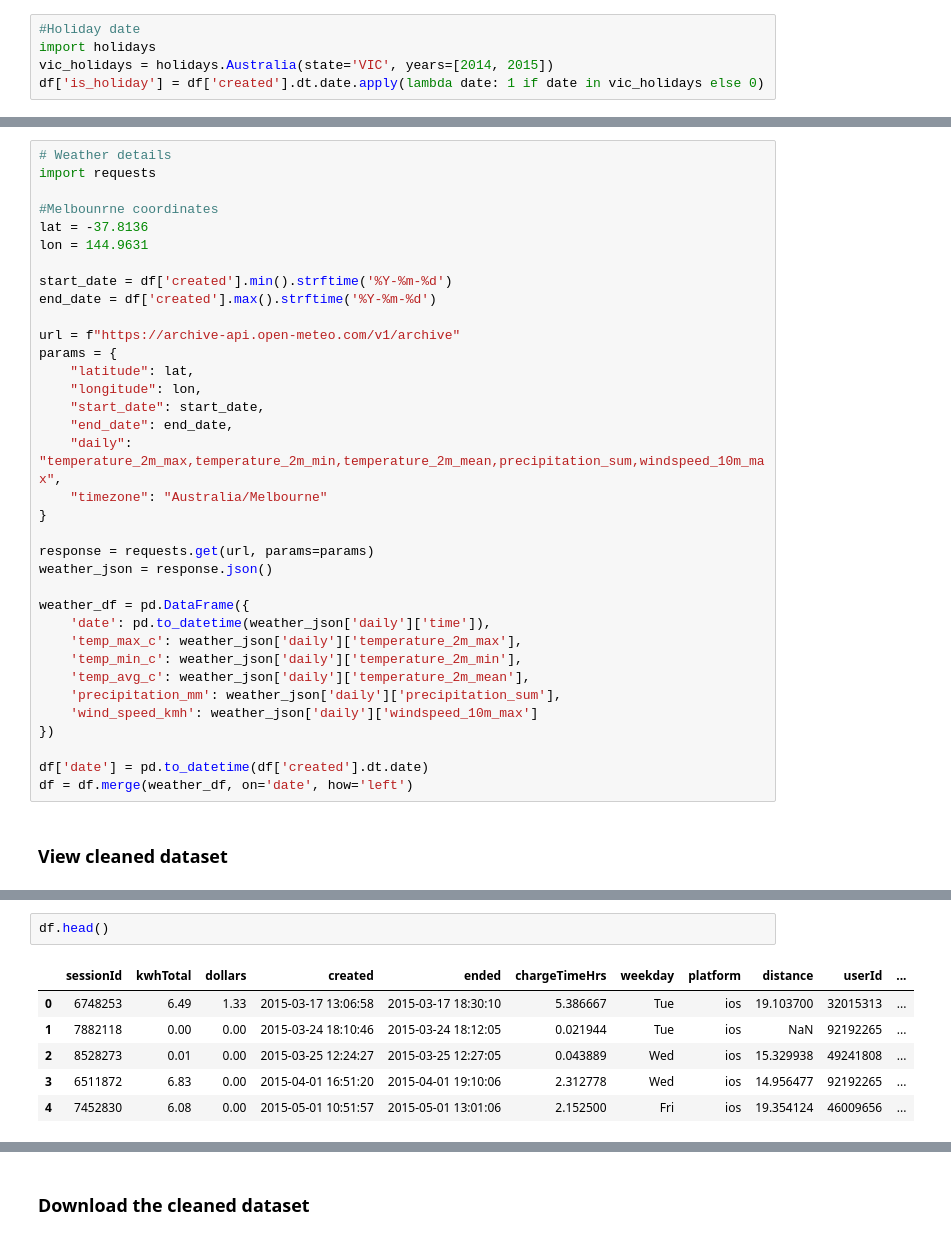
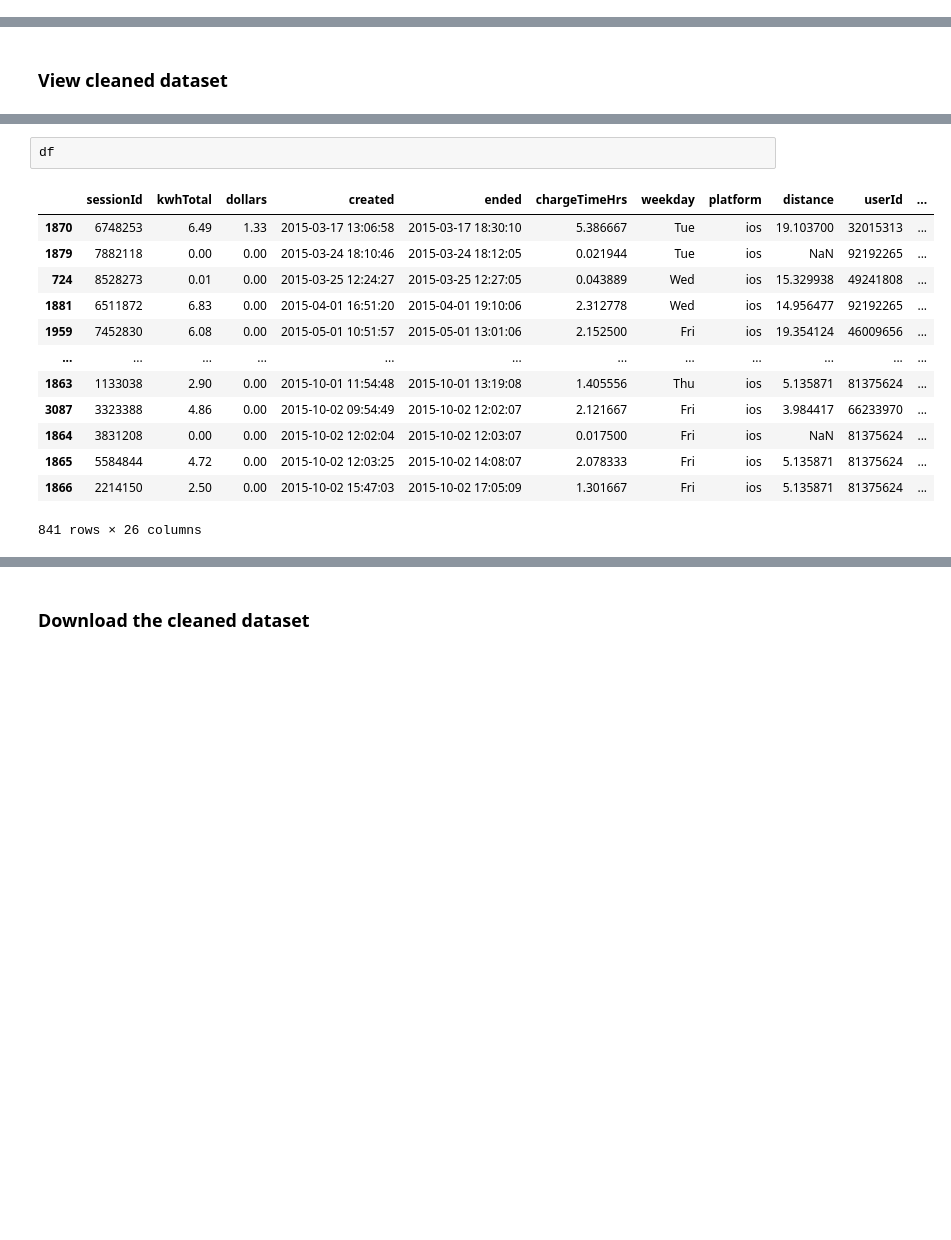
Before and after one commit to Chameleon-company/EVAT-Data-Science, a Jupyter notebook: Use_Cases/Congestion Prediction/Data preprocessing.ipynb, the cells around one changed output, grey strips where cells are left out. Cells and saved outputs as stored; diff of their text form; blank space fills up the shorter version.

```diff
--- a/Use_Cases/Congestion Prediction/Data preprocessing.ipynb
+++ b/Use_Cases/Congestion Prediction/Data preprocessing.ipynb
@@ -462,5 +458,0 @@ df.to_csv('pre-processed-dataset.csv', index=False)
-# %%
-#Holiday date
-import holidays
-vic_holidays = holidays.Australia(state='VIC', years=[2014, 2015])
-df['is_holiday'] = df['created'].dt.date.apply(lambda date: 1 if date in vic_holidays else 0)
@@ -497,37 +459,2 @@ df['is_major_event'] = df['created'].dt.date.apply(lambda date: 0 if categorize_
-# %%
-# Weather details
-import requests
-
-#Melbounrne coordinates
-lat = -37.8136
-lon = 144.9631
-
-start_date = df['created'].min().strftime('%Y-%m-%d')
-end_date = df['created'].max().strftime('%Y-%m-%d')
-
-url = f"https://archive-api.open-meteo.com/v1/archive"
-params = {
-    "latitude": lat,
-    "longitude": lon,
-    "start_date": start_date,
-    "end_date": end_date,
-    "daily": "temperature_2m_max,temperature_2m_min,temperature_2m_mean,precipitation_sum,windspeed_10m_max",
-    "timezone": "Australia/Melbourne"
-}
-
-response = requests.get(url, params=params)
-weather_json = response.json()
-
-weather_df = pd.DataFrame({
-    'date': pd.to_datetime(weather_json['daily']['time']),
-    'temp_max_c': weather_json['daily']['temperature_2m_max'],
-    'temp_min_c': weather_json['daily']['temperature_2m_min'],
-    'temp_avg_c': weather_json['daily']['temperature_2m_mean'],
-    'precipitation_mm': weather_json['daily']['precipitation_sum'],
-    'wind_speed_kmh': weather_json['daily']['windspeed_10m_max']
-})
-
-df['date'] = pd.to_datetime(df['created'].dt.date)
-df = df.merge(weather_df, on='date', how='left')
 # %% [markdown]
 ### View cleaned dataset
@@ -545,12 +461,19 @@ Index(['sessionId', 'kwhTotal', 'dollars', 'created', 'ended', 'chargeTimeHrs',
 # %%
-df.head()
+df
 # %% [output]
 |  | sessionId | kwhTotal | dollars | created | ended | chargeTimeHrs | weekday | platform | distance | userId | ... |
-| 0 | 6748253 | 6.49 | 1.33 | 2015-03-17 13:06:58 | 2015-03-17 18:30:10 | 5.386667 | Tue | ios | 19.103700 | 32015313 | ... |
-| 1 | 7882118 | 0.00 | 0.00 | 2015-03-24 18:10:46 | 2015-03-24 18:12:05 | 0.021944 | Tue | ios | NaN | 92192265 | ... |
-| 2 | 8528273 | 0.01 | 0.00 | 2015-03-25 12:24:27 | 2015-03-25 12:27:05 | 0.043889 | Wed | ios | 15.329938 | 49241808 | ... |
-| 3 | 6511872 | 6.83 | 0.00 | 2015-04-01 16:51:20 | 2015-04-01 19:10:06 | 2.312778 | Wed | ios | 14.956477 | 92192265 | ... |
-| 4 | 7452830 | 6.08 | 0.00 | 2015-05-01 10:51:57 | 2015-05-01 13:01:06 | 2.152500 | Fri | ios | 19.354124 | 46009656 | ... |
+| 1870 | 6748253 | 6.49 | 1.33 | 2015-03-17 13:06:58 | 2015-03-17 18:30:10 | 5.386667 | Tue | ios | 19.103700 | 32015313 | ... |
+| 1879 | 7882118 | 0.00 | 0.00 | 2015-03-24 18:10:46 | 2015-03-24 18:12:05 | 0.021944 | Tue | ios | NaN | 92192265 | ... |
+| 724 | 8528273 | 0.01 | 0.00 | 2015-03-25 12:24:27 | 2015-03-25 12:27:05 | 0.043889 | Wed | ios | 15.329938 | 49241808 | ... |
+| 1881 | 6511872 | 6.83 | 0.00 | 2015-04-01 16:51:20 | 2015-04-01 19:10:06 | 2.312778 | Wed | ios | 14.956477 | 92192265 | ... |
+| 1959 | 7452830 | 6.08 | 0.00 | 2015-05-01 10:51:57 | 2015-05-01 13:01:06 | 2.152500 | Fri | ios | 19.354124 | 46009656 | ... |
+| ... | ... | ... | ... | ... | ... | ... | ... | ... | ... | ... | ... |
+| 1863 | 1133038 | 2.90 | 0.00 | 2015-10-01 11:54:48 | 2015-10-01 13:19:08 | 1.405556 | Thu | ios | 5.135871 | 81375624 | ... |
+| 3087 | 3323388 | 4.86 | 0.00 | 2015-10-02 09:54:49 | 2015-10-02 12:02:07 | 2.121667 | Fri | ios | 3.984417 | 66233970 | ... |
+| 1864 | 3831208 | 0.00 | 0.00 | 2015-10-02 12:02:04 | 2015-10-02 12:03:07 | 0.017500 | Fri | ios | NaN | 81375624 | ... |
+| 1865 | 5584844 | 4.72 | 0.00 | 2015-10-02 12:03:25 | 2015-10-02 14:08:07 | 2.078333 | Fri | ios | 5.135871 | 81375624 | ... |
+| 1866 | 2214150 | 2.50 | 0.00 | 2015-10-02 15:47:03 | 2015-10-02 17:05:09 | 1.301667 | Fri | ios | 5.135871 | 81375624 | ... |
+841 rows × 26 columns
 # %%
 df.describe
 # %% [output]
```
Also changed, not shown: parts of 15 cells of this notebook, 1 other file.
